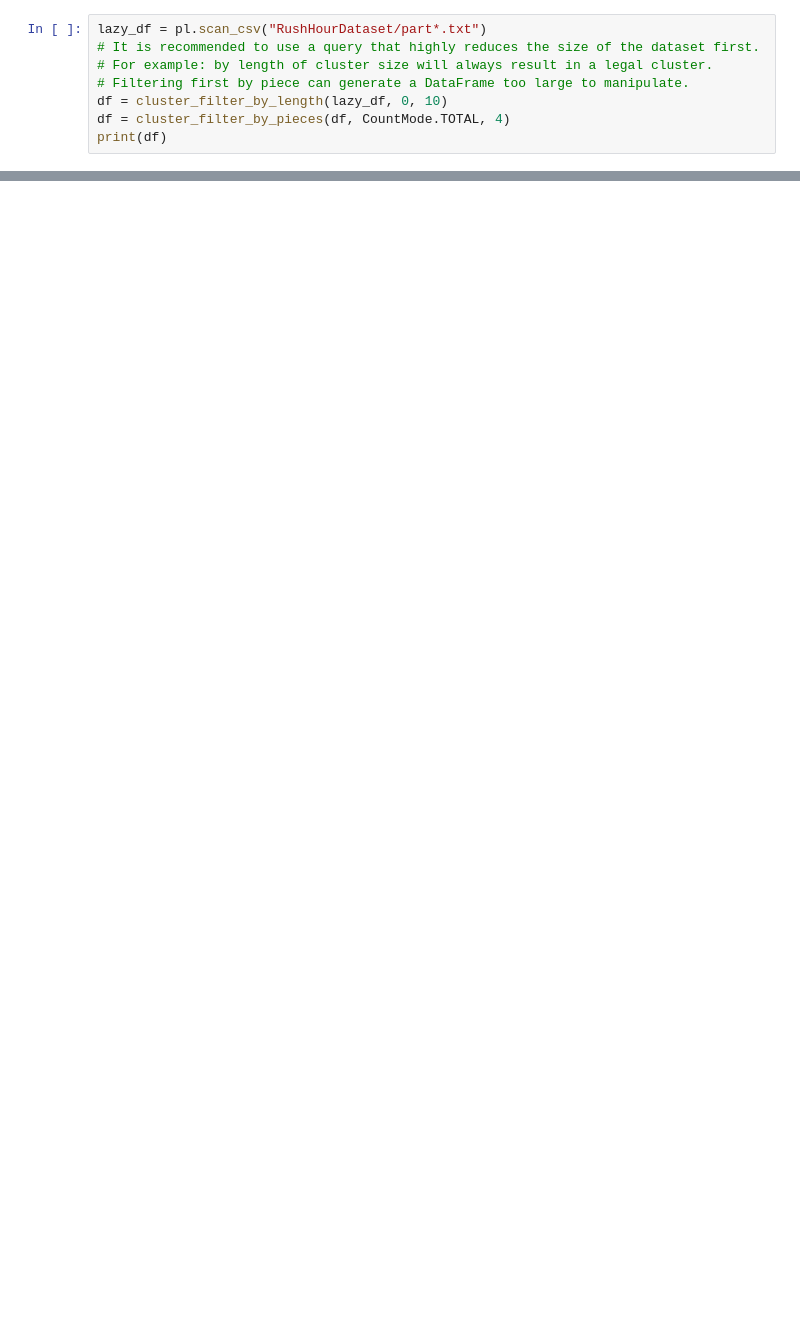
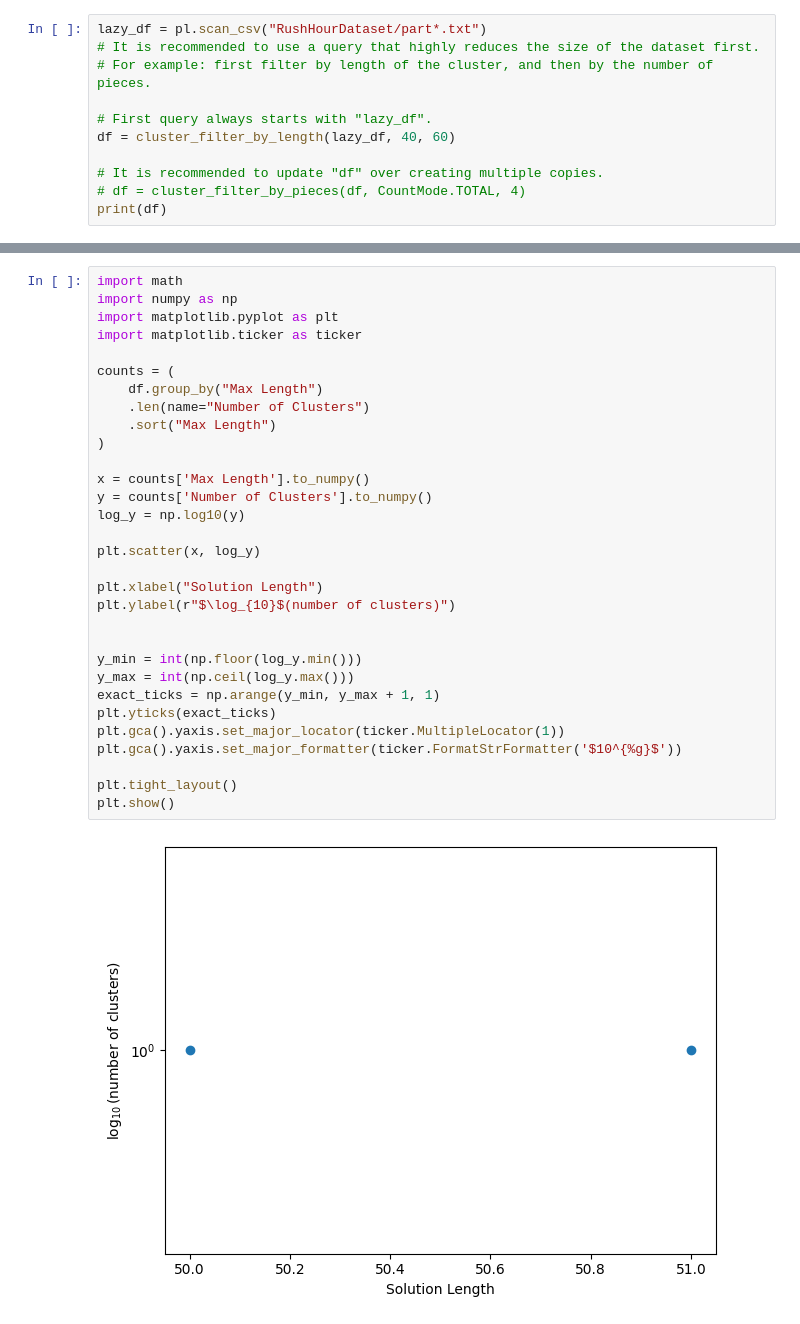
Before and after one commit to boredanon/RushHourClusterDataset, a Jupyter notebook: RushHour.ipynb, the cells around one changed output, grey strips where cells are left out. Saved outputs shown, nothing was run; the diff lists cells and outputs as text; blank space fills up the shorter version.

```diff
--- a/RushHour.ipynb
+++ b/RushHour.ipynb
@@ -118,9 +212,12 @@ def transform_clusters_for_input(df : pl.Series):
 # %%
 lazy_df = pl.scan_csv("RushHourDataset/part*.txt")
 # It is recommended to use a query that highly reduces the size of the dataset first.
-# For example: by length of cluster size will always result in a legal cluster.
-# Filtering first by piece can generate a DataFrame too large to manipulate.
-df = cluster_filter_by_length(lazy_df, 0, 10)
-df = cluster_filter_by_pieces(df, CountMode.TOTAL, 4)
+# For example: first filter by length of the cluster, and then by the number of pieces.
+
+# First query always starts with "lazy_df".
+df = cluster_filter_by_length(lazy_df, 40, 60)
+
+# It is recommended to update "df" over creating multiple copies.
+# df = cluster_filter_by_pieces(df, CountMode.TOTAL, 4)
 print(df)
 # %% [output]
@@ -166,0 +331,33 @@ os.remove("temp.txt")
+# %%
+import math
+import numpy as np
+import matplotlib.pyplot as plt
+import matplotlib.ticker as ticker
+
+counts = (
+    df.group_by("Max Length")
+    .len(name="Number of Clusters")
+    .sort("Max Length")
+)
+
+x = counts['Max Length'].to_numpy()
+y = counts['Number of Clusters'].to_numpy()
+log_y = np.log10(y)
+
+plt.scatter(x, log_y)
+
+plt.xlabel("Solution Length")
+plt.ylabel(r"$\log_{10}$(number of clusters)")
+
+
+y_min = int(np.floor(log_y.min()))
+y_max = int(np.ceil(log_y.max()))
+exact_ticks = np.arange(y_min, y_max + 1, 1)
+plt.yticks(exact_ticks)
+plt.gca().yaxis.set_major_locator(ticker.MultipleLocator(1))
+plt.gca().yaxis.set_major_formatter(ticker.FormatStrFormatter('$10^{%g}$'))
+
+plt.tight_layout()
+plt.show()
+# %% [output]
+[figure, added]
```
Also changed, not shown: parts of 21 cells of this notebook.
